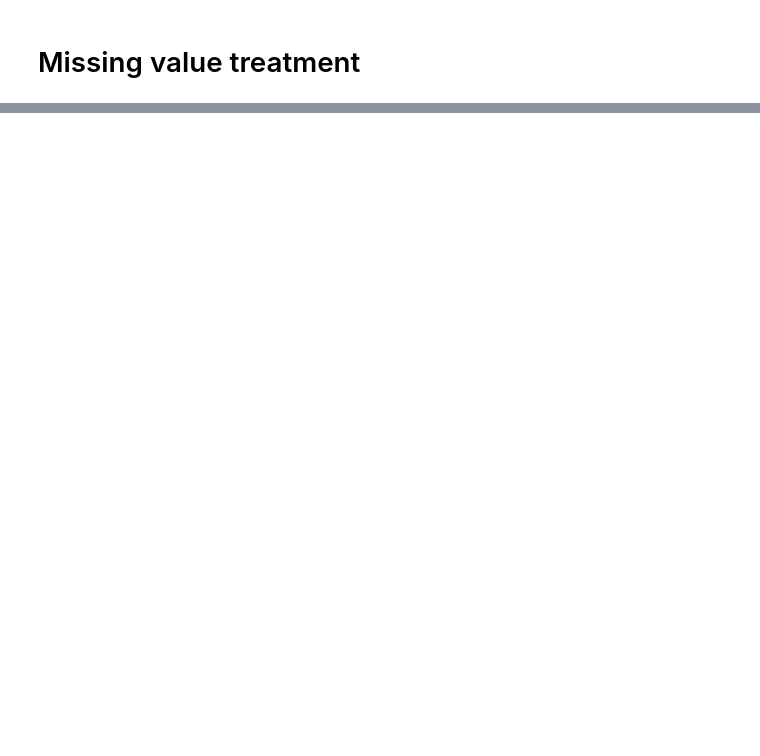
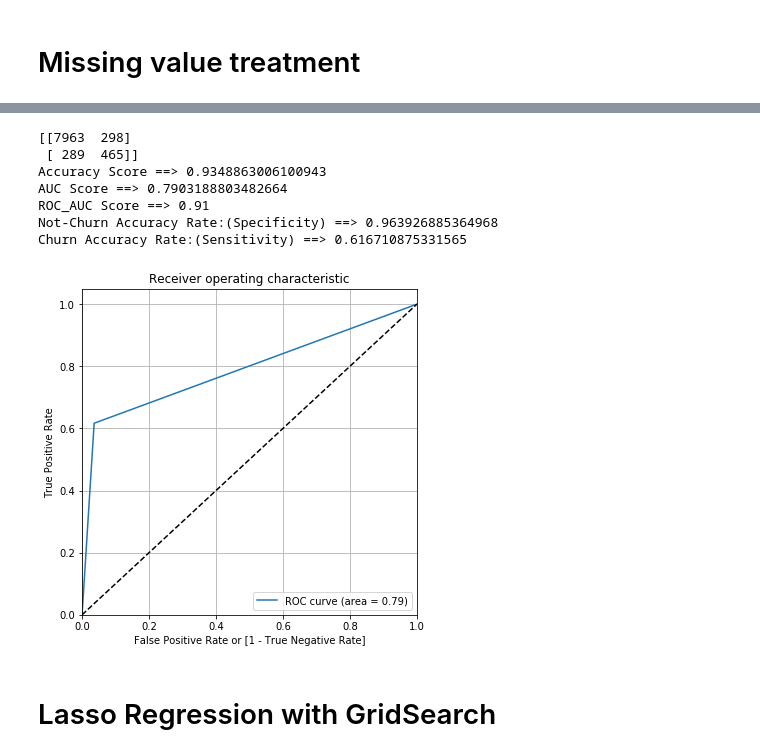
Before and after one commit to Nanditha-G-N/Machine-Learning-Case-Studies, a Jupyter notebook: ChurnCaseStudy/Telecom-Churn-Krishnan.ipynb, the cells around one changed output, grey strips where cells are left out. Drawn from its saved outputs; the diff is of its cells as text; code cells hidden in the pictures; blank space fills up the shorter version.

```diff
--- a/ChurnCaseStudy/Telecom-Churn-Krishnan.ipynb
+++ b/ChurnCaseStudy/Telecom-Churn-Krishnan.ipynb
@@ -326,0 +630,6 @@ print(col_with_null)
+# %%
+# Balancing DataSet
+from imblearn.over_sampling import SMOTE
+
+sm = SMOTE(kind = "regular")
+X_train_bal,y_train_bal = sm.fit_sample(X_train,y_train)
@@ -326,0 +648,4 @@ print(col_with_null)
+# %%
+lr2 = LogisticRegression(verbose=10)
+lr2.fit(X_train_bal, y_train_bal)
+y_pred_2 = lr2.predict(X_test)
@@ -326,0 +693,4 @@ print(col_with_null)
+# %%
+from sklearn.ensemble import RandomForestClassifier
+rfc_smote = RandomForestClassifier()
+rfc_smote.fit(X_train_bal, y_train_bal)
@@ -326,0 +705,14 @@ print(col_with_null)
+# %%
+y_pred_rfc_smote = rfc_smote.predict(X_test)
+computeModelMetrics(y_test, y_pred_rfc_smote, rfc_smote)
+# %% [output]
+[[7963  298]
+ [ 289  465]]
+Accuracy Score ==> 0.9348863006100943
+AUC Score ==> 0.7903188803482664
+ROC_AUC Score ==> 0.91
+Not-Churn Accuracy Rate:(Specificity) ==> 0.963926885364968
+Churn Accuracy Rate:(Sensitivity) ==> 0.616710875331565
+[figure, added]
+# %% [markdown]
+# Lasso Regression with GridSearch
```
Also changed, not shown: parts of 106 cells of this notebook.
